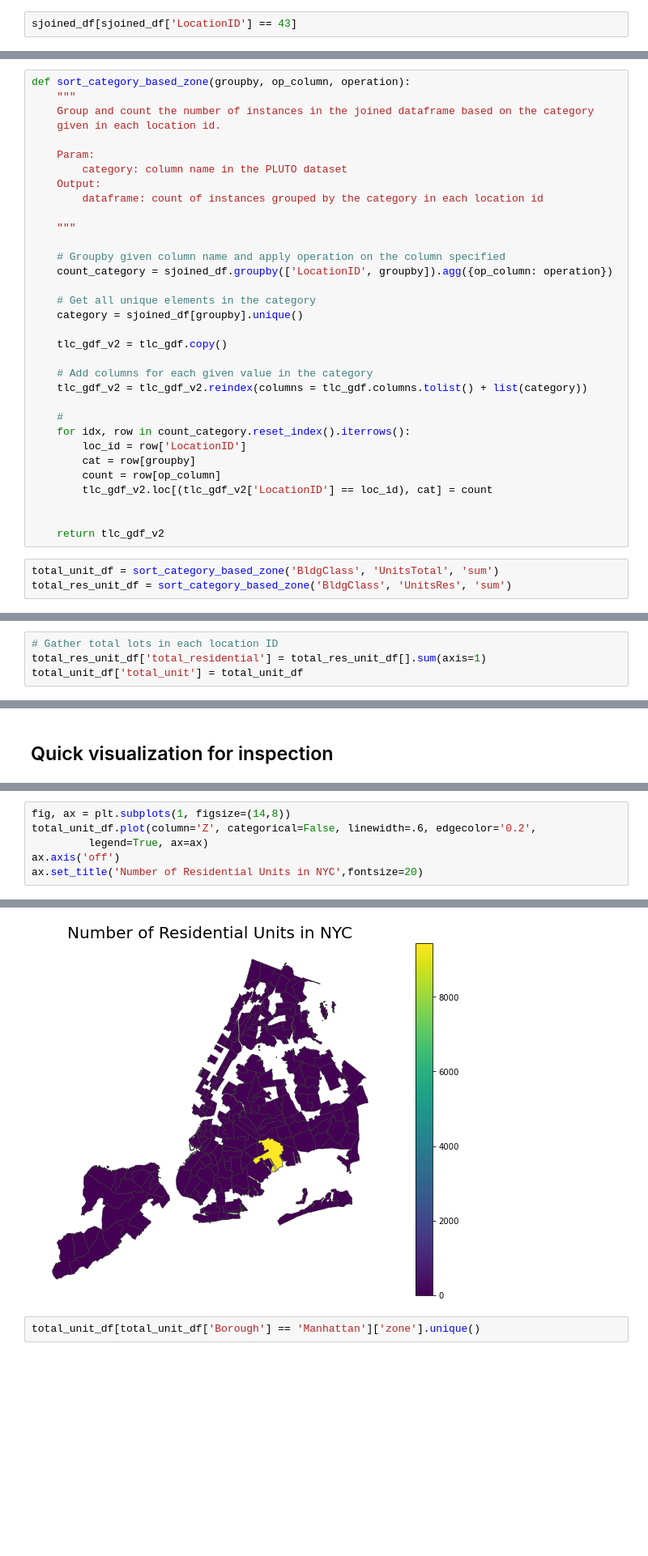
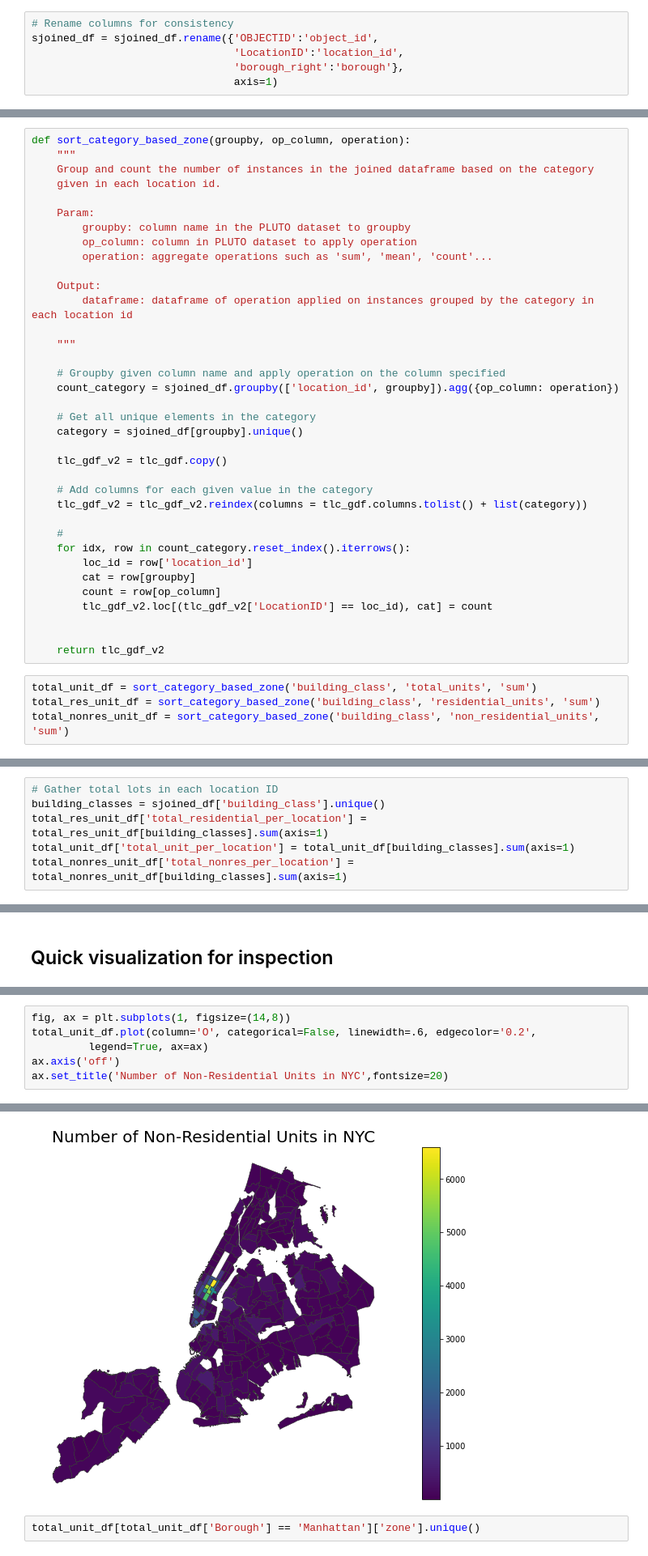
Before and after one commit to MuzhiRo/mast30034-project-1-olivertan1999, a Jupyter notebook: notebooks/PLUTO datascrape.ipynb, the cells around one changed output, grey strips where cells are left out. Shown at 81% size. Drawn from its saved outputs; the diff is of its cells as text; blank space fills up the shorter version.

Commit message:
Added datascrape.py and did further analysis on merged dataset

```diff
--- a/notebooks/PLUTO datascrape.ipynb
+++ b/notebooks/PLUTO datascrape.ipynb
@@ -159,2 +173,6 @@ sjoined_df
 # %%
-sjoined_df[sjoined_df['LocationID'] == 43]
+# Rename columns for consistency
+sjoined_df = sjoined_df.rename({'OBJECTID':'object_id',
+                                'LocationID':'location_id',
+                                'borough_right':'borough'},
+                                axis=1)
@@ -175,14 +198,17 @@ def sort_category_based_zone(groupby, op_column, operation):
     given in each location id.
 
     Param:
-        category: column name in the PLUTO dataset
+        groupby: column name in the PLUTO dataset to groupby
+        op_column: column in PLUTO dataset to apply operation
+        operation: aggregate operations such as 'sum', 'mean', 'count'...
+
     Output:
-        dataframe: count of instances grouped by the category in each location id
+        dataframe: dataframe of operation applied on instances grouped by the category in each location id
 
     """
 
     # Groupby given column name and apply operation on the column specified
-    count_category = sjoined_df.groupby(['LocationID', groupby]).agg({op_column: operation})
+    count_category = sjoined_df.groupby(['location_id', groupby]).agg({op_column: operation})
 
     # Get all unique elements in the category
     category = sjoined_df[groupby].unique()
@@ -194,7 +220,7 @@ def sort_category_based_zone(groupby, op_column, operation):
 
     #
     for idx, row in count_category.reset_index().iterrows():
-        loc_id = row['LocationID']
+        loc_id = row['location_id']
         cat = row[groupby]
         count = row[op_column]
         tlc_gdf_v2.loc[(tlc_gdf_v2['LocationID'] == loc_id), cat] = count
@@ -202,5 +228,6 @@ def sort_category_based_zone(groupby, op_column, operation):
 
     return tlc_gdf_v2
 # %%
-total_unit_df = sort_category_based_zone('BldgClass', 'UnitsTotal', 'sum')
-total_res_unit_df = sort_category_based_zone('BldgClass', 'UnitsRes', 'sum')
+total_unit_df = sort_category_based_zone('building_class', 'total_units', 'sum')
+total_res_unit_df = sort_category_based_zone('building_class', 'residential_units', 'sum')
+total_nonres_unit_df = sort_category_based_zone('building_class', 'non_residential_units', 'sum')
@@ -207,7 +242,9 @@ total_res_unit_df = sort_category_based_zone('BldgClass', 'UnitsRes', 'sum')
 # %%
 # Gather total lots in each location ID
-total_res_unit_df['total_residential'] = total_res_unit_df[].sum(axis=1)
-total_unit_df['total_unit'] = total_unit_df
+building_classes = sjoined_df['building_class'].unique()
+total_res_unit_df['total_residential_per_location'] = total_res_unit_df[building_classes].sum(axis=1)
+total_unit_df['total_unit_per_location'] = total_unit_df[building_classes].sum(axis=1)
+total_nonres_unit_df['total_nonres_per_location'] = total_nonres_unit_df[building_classes].sum(axis=1)
 # %%
 # Gather total residential lots in each location ID
 total_res_unit_df['total_residential'] = total_res_unit_df[sjoined_df['BldgClass'].unique()].sum(axis=1)
@@ -253,8 +290,8 @@ Text(0.5, 1.0, 'Number of Residential Units in NYC')
 [figure]
 # %%
 fig, ax = plt.subplots(1, figsize=(14,8))
-total_unit_df.plot(column='Z', categorical=False, linewidth=.6, edgecolor='0.2',
+total_unit_df.plot(column='O', categorical=False, linewidth=.6, edgecolor='0.2',
          legend=True, ax=ax)
 ax.axis('off')
-ax.set_title('Number of Residential Units in NYC',fontsize=20)
+ax.set_title('Number of Non-Residential Units in NYC',fontsize=20)
 # %% [output]
@@ -262,4 +299,4 @@ Text(0.5, 1.0, 'Number of Residential Units in NYC')
-[figure, old version]
+[figure, new version]
 # %%
 total_unit_df[total_unit_df['Borough'] == 'Manhattan']['zone'].unique()
 # %% [output]
```
Also changed, not shown: parts of 18 cells of this notebook, 2 other files.
